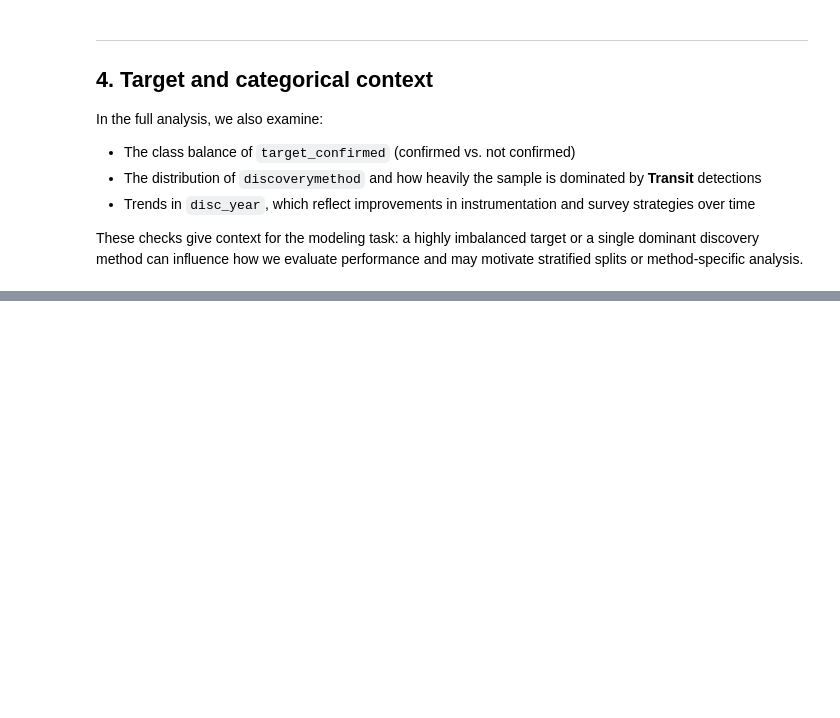
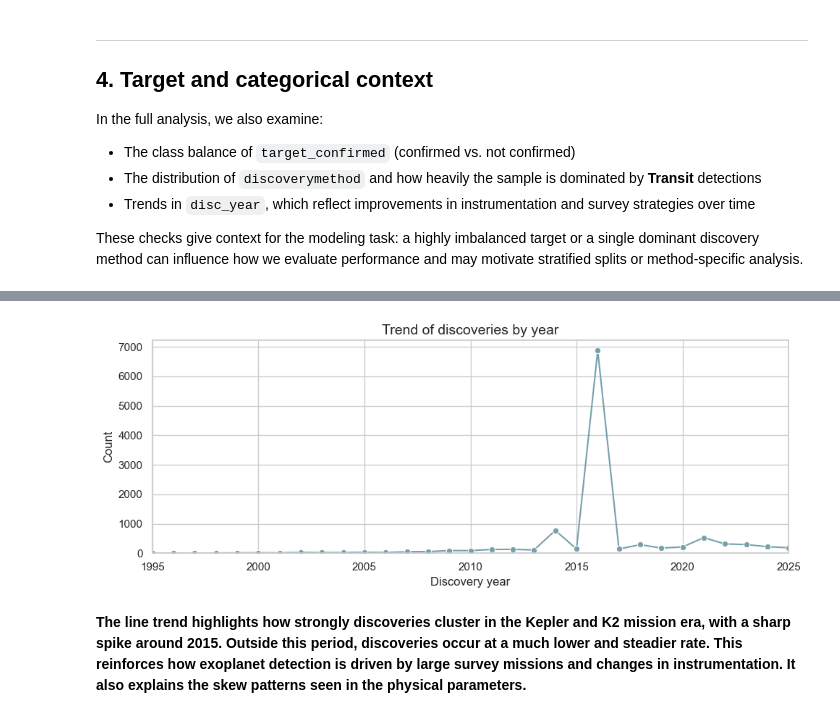
Before and after one commit to rhicarmel/exoplanet-validation, a Jupyter notebook: notebooks/eda.ipynb, the cells around one changed output, grey strips where cells are left out. Cells and saved outputs as stored; diff of their text form; code cells hidden in the pictures; blank space fills up the shorter version.

```diff
--- a/notebooks/eda.ipynb
+++ b/notebooks/eda.ipynb
@@ -133,3 +221,35 @@ These checks give context for the modeling task: a highly imbalanced target or a
+# %%
+# Aggregate by year
+year_counts = df["disc_year"].value_counts().sort_index()
+
+plt.figure(figsize=(10, 4))
+sns.set_style("whitegrid")
+
+# line trend for readability
+sns.lineplot(
+    x=year_counts.index,
+    y=year_counts.values,
+    marker="o",
+    color="#76a0ab"
+)
+
+plt.title("Trend of discoveries by year", fontsize=14)
+plt.xlabel("Discovery year", fontsize=12)
+plt.ylabel("Count", fontsize=12)
+
+# focus on the active survey era
+plt.xlim(1995, 2025)
+plt.xticks(rotation=0)
+
+# optional: tighten y-axis so the spike still fits but there is less empty space
+plt.ylim(0, year_counts.max() * 1.05)
+
+plt.tight_layout()
+plt.show()
+# %% [output]
+[figure, added]
+# %% [markdown]
+**The line trend highlights how strongly discoveries cluster in the Kepler and K2 mission era, with a sharp spike around 2015. Outside this period, discoveries occur at a much lower and steadier rate. This reinforces how exoplanet detection is driven by large survey missions and changes in instrumentation. It also explains the skew patterns seen in the physical parameters.**
 # %% [markdown]
 ---
 
```
Also changed, not shown: parts of 10 cells of this notebook.
